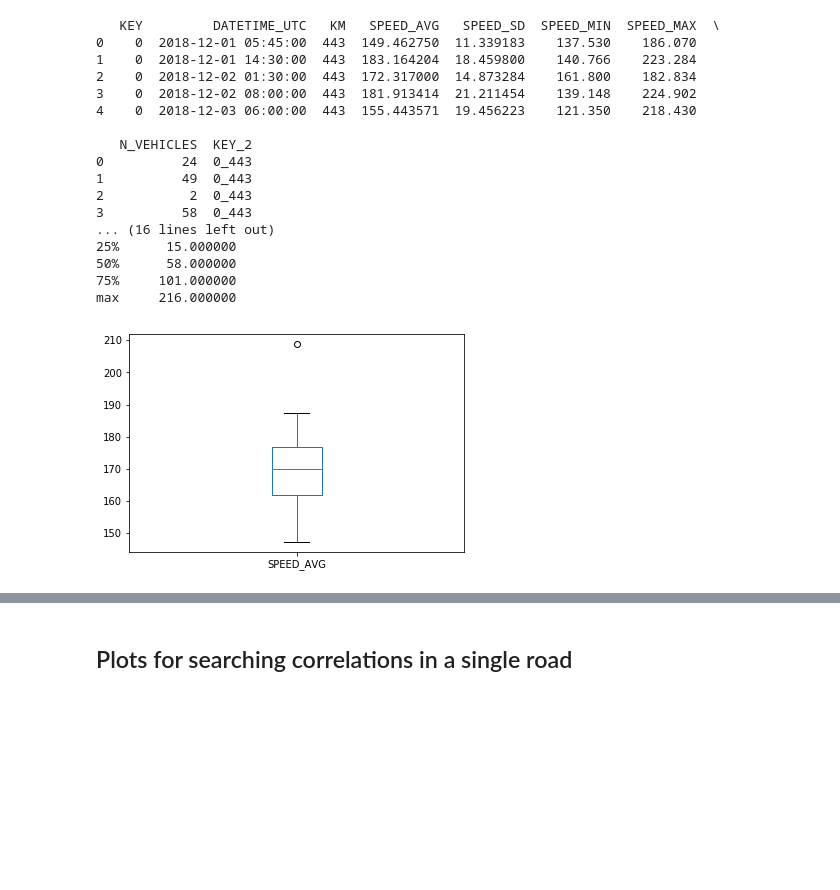
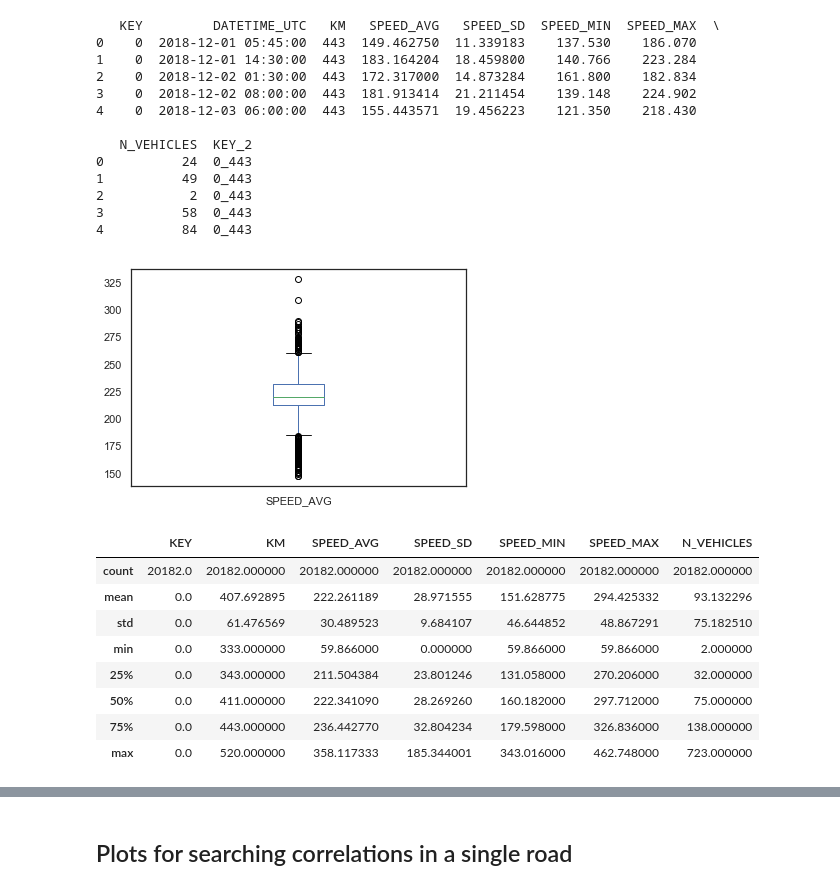
Before and after one commit to gianpy15/DMProject, a Jupyter notebook: notebooks/data_visualization.ipynb, the cells around one changed output, grey strips where cells are left out. Saved outputs shown, nothing was run; the diff lists cells and outputs as text; code cells hidden in the pictures; blank space fills up the shorter version.

```diff
--- a/notebooks/data_visualization.ipynb
+++ b/notebooks/data_visualization.ipynb
@@ -14,5 +14,8 @@ from src.utils import *
 %matplotlib inline
 # %%
 # Loading the data
-speeds_train_df = pd.read_csv(resources_path('data', 'speeds_test.csv.gz'), engine='c')
-sensors_df = pd.read_csv(resources_path('data', 'sensors.csv.gz'), engine='c')
+speeds_train_df = pd.read_csv(resources_path('dataset', 'originals', 'speeds_test.csv.gz'), engine='c')
+sensors_df = pd.read_csv(resources_path('dataset', 'originals', 'sensors.csv.gz'), engine='c')
+events_df = pd.read_csv(resources_path('dataset', 'originals', 'events_train.csv.gz'), engine='c')
+street = 0
+speeds_train_df.head(5)
@@ -19,27 +57,32 @@ sensors_df = pd.read_csv(resources_path('data', 'sensors.csv.gz'), engine='c')
 # %%
 # Processing data
-first_sensor = speeds_train_df[(speeds_train_df['KEY_2'] == '0_443')]
+first_sensor = speeds_train_df[(speeds_train_df['KEY'] == street)]
 print(first_sensor.head(5))
-print(first_sensor.describe())
 first_sensor[first_sensor[DATETIME] < '2018-12-02'].plot(x=DATETIME, y=SPEED_AVG, kind='box')
 plt.show()
+first_sensor.describe()
 # %% [output]
    KEY         DATETIME_UTC   KM   SPEED_AVG   SPEED_SD  SPEED_MIN  SPEED_MAX  \
 0    0  2018-12-01 05:45:00  443  149.462750  11.339183    137.530    186.070
 1    0  2018-12-01 14:30:00  443  183.164204  18.459800    140.766    223.284
 2    0  2018-12-02 01:30:00  443  172.317000  14.873284    161.800    182.834
 3    0  2018-12-02 08:00:00  443  181.913414  21.211454    139.148    224.902
 4    0  2018-12-03 06:00:00  443  155.443571  19.456223    121.350    218.430
 
    N_VEHICLES  KEY_2
 0          24  0_443
 1          49  0_443
 2           2  0_443
 3          58  0_443
-... (16 lines left out)
-25%      15.000000
-50%      58.000000
-75%     101.000000
-max     216.000000
+4          84  0_443
-[figure, old version]
+[figure, new version]
+|  | KEY | KM | SPEED_AVG | SPEED_SD | SPEED_MIN | SPEED_MAX | N_VEHICLES |
+| count | 20182.0 | 20182.000000 | 20182.000000 | 20182.000000 | 20182.000000 | 20182.000000 | 20182.000000 |
+| mean | 0.0 | 407.692895 | 222.261189 | 28.971555 | 151.628775 | 294.425332 | 93.132296 |
+| std | 0.0 | 61.476569 | 30.489523 | 9.684107 | 46.644852 | 48.867291 | 75.182510 |
+| min | 0.0 | 333.000000 | 59.866000 | 0.000000 | 59.866000 | 59.866000 | 2.000000 |
+| 25% | 0.0 | 343.000000 | 211.504384 | 23.801246 | 131.058000 | 270.206000 | 32.000000 |
+| 50% | 0.0 | 411.000000 | 222.341090 | 28.269260 | 160.182000 | 297.712000 | 75.000000 |
+| 75% | 0.0 | 443.000000 | 236.442770 | 32.804234 | 179.598000 | 326.836000 | 138.000000 |
+| max | 0.0 | 520.000000 | 358.117333 | 185.344001 | 343.016000 | 462.748000 | 723.000000 |
 # %%
```
Also changed, not shown: parts of 15 cells of this notebook, 3 other files.
